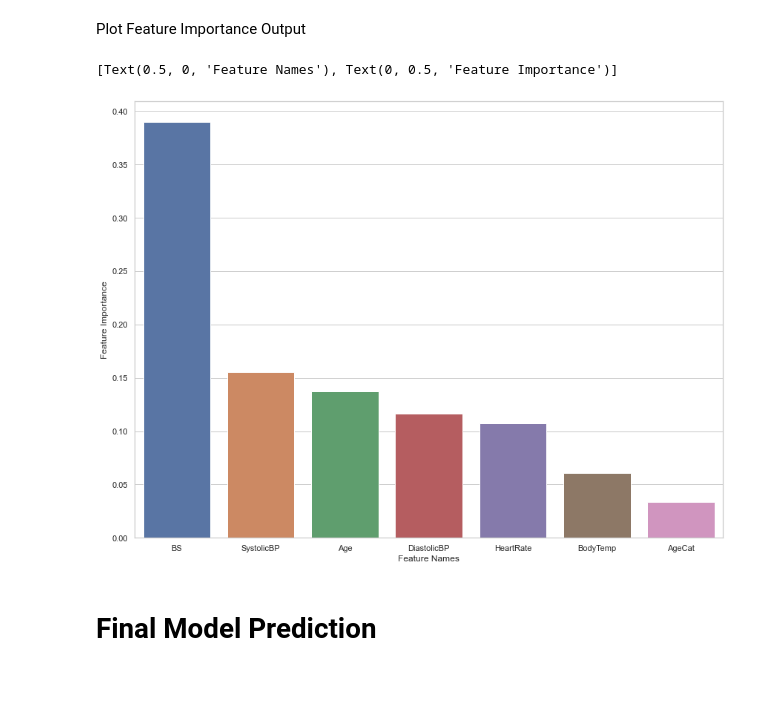
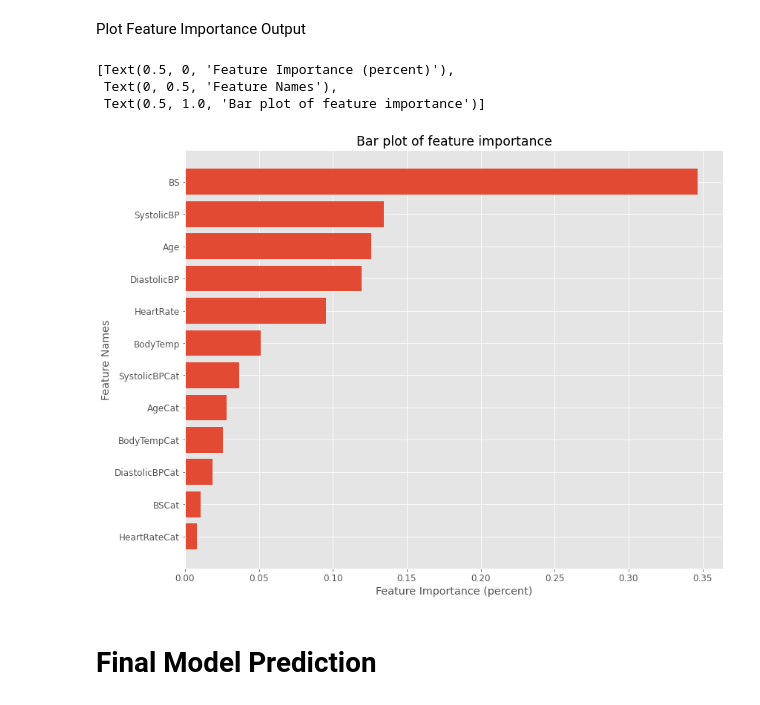
Before and after one commit to eldrigeampong/Data-Science, a Jupyter notebook: Scikit-learn/project1.ipynb, the cells around one changed output. Drawn from its saved outputs; the diff is of its cells as text; code cells hidden in the pictures.

```diff
--- a/Scikit-learn/project1.ipynb
+++ b/Scikit-learn/project1.ipynb
@@ -75,5 +108,5 @@ create age categories, 9-15 => children, 15-25 => youth, 25-65 => adults and > 6
 # %%
-df['AgeCat'] = pd.cut(df['Age'], [9, 15, 25, 65, np.inf], labels=['Children', 'Youth', 'Adults', 'Seniors'])
+df['AgeCat'] = pd.cut(df['Age'], [0, 15, 25, 65, np.inf], labels=['Children', 'Youth', 'Adults', 'Seniors'])
 df.head()
 # %% [output]
 |  | Age | SystolicBP | DiastolicBP | BS | BodyTemp | HeartRate | RiskLevel | AgeCat |
@@ -223,32 +414,38 @@ Linear Support Vector Classifier
 # %%
 from sklearn.pipeline import Pipeline
 from sklearn.compose import ColumnTransformer
-from sklearn.preprocessing import OrdinalEncoder, QuantileTransformer
+from sklearn.preprocessing import QuantileTransformer, OrdinalEncoder
 from sklearn.svm import LinearSVC
 from sklearn.model_selection import GridSearchCV
 
-# create the preprocessing pipelines for both numeric and categorical data
+
+# select numeric columns and create numeric transformer
 numeric_features = X.select_dtypes(include=np.number).columns
 numeric_transformer = Pipeline(steps=[
     ('qt', QuantileTransformer())
 ])
 
-categorical_feature = X.select_dtypes(include='category').columns
-categorical_transformer = Pipeline(steps=[
+
+# select non-numeric columns and create non-numeric transformer
+non_numeric_features = X.select_dtypes(exclude=np.number).columns
+non_numeric_transformer = Pipeline(steps=[
     ('ordenc', OrdinalEncoder())
 ])
 
+# apply transformer to numeric and non-numeric features
 preprocessor = ColumnTransformer(
     transformers=[
-        ('num', numeric_transformer, numeric_features),
-        ('cat', categorical_transformer, categorical_feature)
+        ('numeric', numeric_transformer, numeric_features),
+        ('non_numeric', non_numeric_transformer, non_numeric_features)
     ]
 )
 
 # Append classifier to preprocessing pipeline to have a full prediction pipeline.
-lsv_clf = Pipeline(steps=[
-    ('preprocessor', preprocessor), ('lsvc', LinearSVC(random_state=0))
-])
+lsv_clf = Pipeline(
+    steps=[
+        ('preprocessor', preprocessor), ('lsvc', LinearSVC(random_state=42))
+    ]
+)
 
 lsv_clf.fit(X_train, y_train)
 # %% [output]
@@ -524,19 +732,22 @@ Name: 0, dtype: float64
 # %% [markdown]
 Plot Feature Importance Output
 # %%
-# initiate matplotlib figure
+# create figure and axis
 fig, ax = plt.subplots()
 
-# plot bar chart
-sns.barplot(
-    x=final_output.keys(), y=final_output.values
-)
+# plot horizontal bar graph
+ax.barh(final_output.keys(), final_output.values, align='center')
+
+# labels read top-to-bottom
+ax.invert_yaxis()
 
 # label bar plot
-ax.set(xlabel='Feature Names', ylabel='Feature Importance')
+ax.set(xlabel='Feature Importance (percent)', ylabel='Feature Names', title='Bar plot of feature importance')
 # %% [output]
-[Text(0.5, 0, 'Feature Names'), Text(0, 0.5, 'Feature Importance')]
+[Text(0.5, 0, 'Feature Importance (percent)'),
+ Text(0, 0.5, 'Feature Names'),
+ Text(0.5, 1.0, 'Bar plot of feature importance')]
-[figure, old version]
+[figure, new version]
 # %% [markdown]
 # Final Model Prediction
 # %%
```
Also changed, not shown: parts of 54 cells of this notebook, 3 other files.
